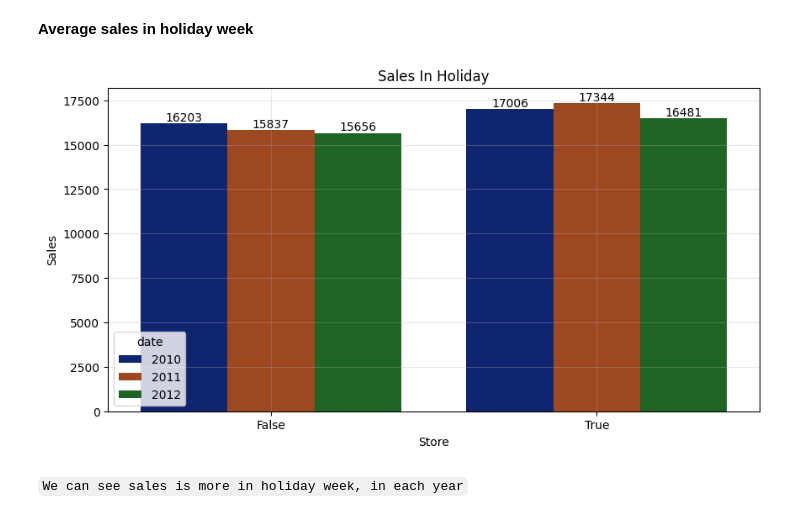
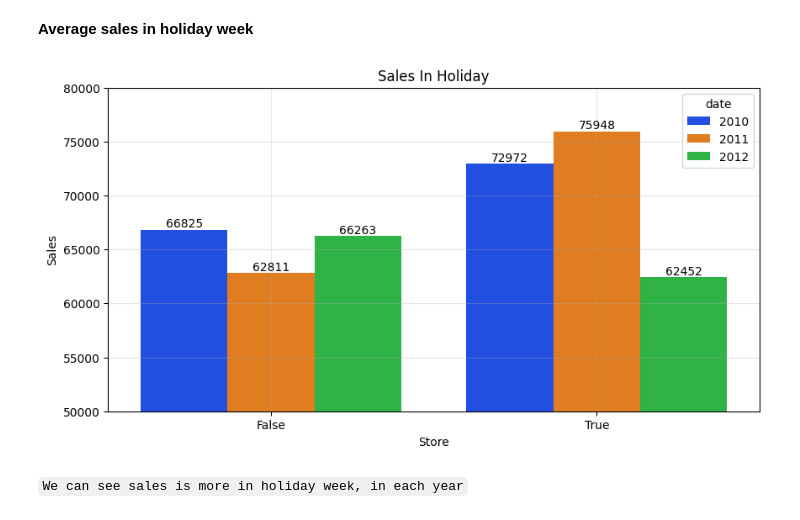
Before and after one commit to IamRaNo/Elevvo_Internship, a Jupyter notebook: Task-7/sales_data_preparation.ipynb, the cells around one changed output. Drawn from its saved outputs; the diff is of its cells as text; code cells hidden in the pictures.

```diff
--- a/Task-7/sales_data_preparation.ipynb
+++ b/Task-7/sales_data_preparation.ipynb
@@ -199,2 +225,4 @@ Index(['store', 'dept', 'weekly_sales', 'isholiday', 'temperature',
       dtype='object')
+# %%
+data.rename(columns={'weekly_sales':'monthly_sales'},inplace=True)
 # %% [markdown]
@@ -219,0 +289,11 @@ plt.show()
+# %%
+avg_sales_per_year=data.groupby(data.index.year)['monthly_sales'].mean().reset_index(name='yearly_sales')
+ax=sns.barplot(x='date',y='yearly_sales',data=avg_sales_per_year,palette='bright')
+for container in ax.containers:
+    ax.bar_label(container)
+plt.ylim(50000,70000)
+plt.xlabel('Year')
+plt.ylabel('Average Sales')
+plt.title('Average sales in Each Year')
+plt.tight_layout()
+plt.show()
@@ -222,7 +306,7 @@ plt.show()
 # %%
-monthly_sales=data.groupby(data.index.month)['weekly_sales'].mean().reset_index()
+monthly_sales=data.groupby(data.index.month)['monthly_sales'].mean().reset_index()
 plt.figure(figsize=(20,5))
-ax=sns.barplot(y='weekly_sales',x='date',data=monthly_sales,palette='bright')
+ax=sns.barplot(y='monthly_sales',x='date',data=monthly_sales,palette='bright')
 for container in ax.containers:
     ax.bar_label(container,fmt='%.0f')
 plt.title('Sales Per Month')
@@ -239,9 +323,9 @@ plt.show()
 # %%
-sales_per_store=data.groupby(['store'])['weekly_sales'].sum().reset_index()
+sales_per_store=data.groupby(['store'])['monthly_sales'].sum().reset_index()
 plt.figure(figsize=(20,5))
-ax=sns.barplot(y='weekly_sales',x='store',data=sales_per_store,palette='bright',order=sales_per_store.sort_values(by='weekly_sales',ascending=False)['store'])
-# for container in ax.containers:
-#     ax.bar_label(container,fmt='%.0f')
+ax=sns.barplot(y='monthly_sales',x='store',data=sales_per_store,palette='bright',order=sales_per_store.sort_values(by='monthly_sales',ascending=False)['store'])
+for container in ax.containers:
+    ax.bar_label(container,fmt='%.0f',rotation=90,label_type='center')
 plt.title('Sales Per Store')
 plt.grid(alpha=0.3)
 plt.xlabel('Store')
@@ -254,18 +338,19 @@ plt.show()
 # %% [markdown]
 **Average sales in holiday week**
 # %%
-sales_in_holidays=data.groupby(['isholiday',data.index.year])['weekly_sales'].mean().reset_index()
+sales_in_holidays=data.groupby(['isholiday',data.index.year])['monthly_sales'].mean().reset_index()
 plt.figure(figsize=(10,5))
-ax=sns.barplot(y='weekly_sales',x='isholiday',hue='date',data=sales_in_holidays,palette='dark')
+ax=sns.barplot(y='monthly_sales',x='isholiday',hue='date',data=sales_in_holidays,palette='bright')
 for container in ax.containers:
     ax.bar_label(container,fmt='%.0f')
+plt.ylim(50000,80000)
 plt.title('Sales In Holiday')
 plt.grid(alpha=0.3)
 plt.xlabel('Store')
 plt.ylabel('Sales')
 plt.show()
 # %% [output]
-[figure, old version]
+[figure, new version]
 # %% [markdown]
 `We can see sales is more in holiday week, in each year`
 # %% [markdown]
```
Also changed, not shown: parts of 47 cells of this notebook.
